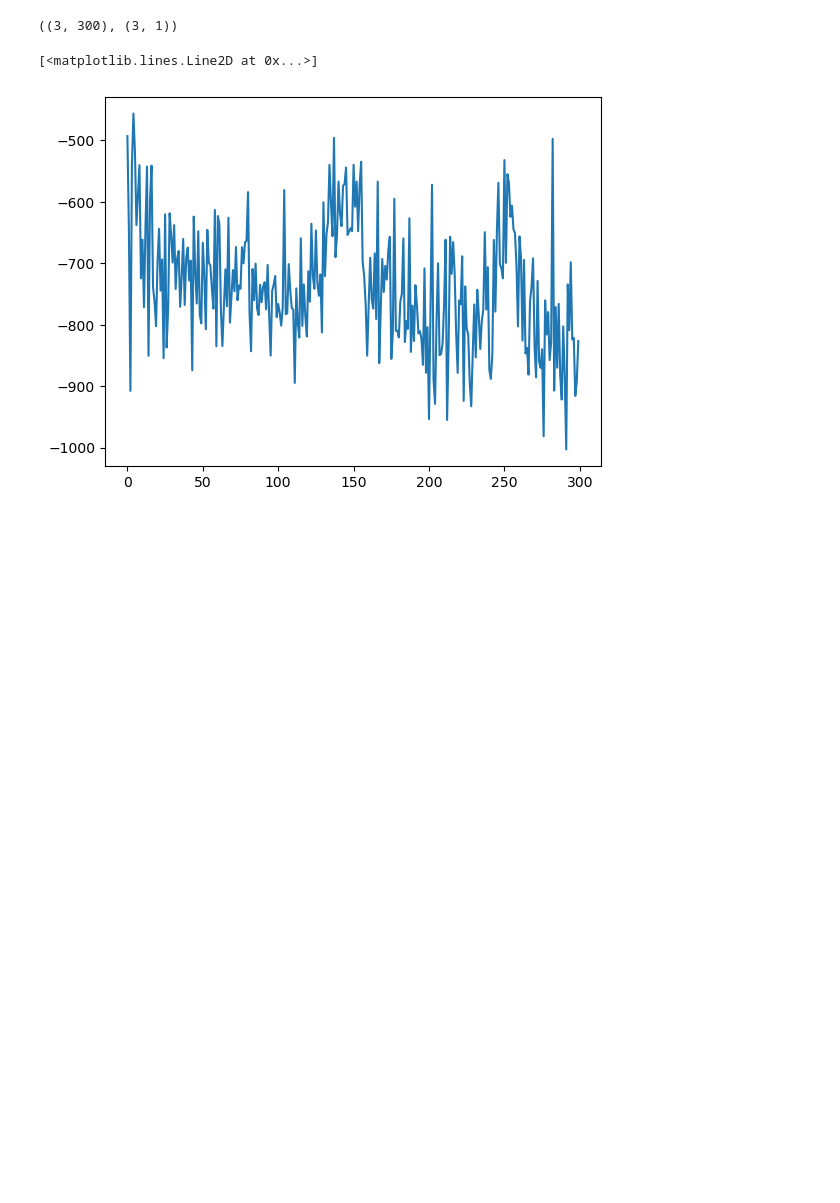
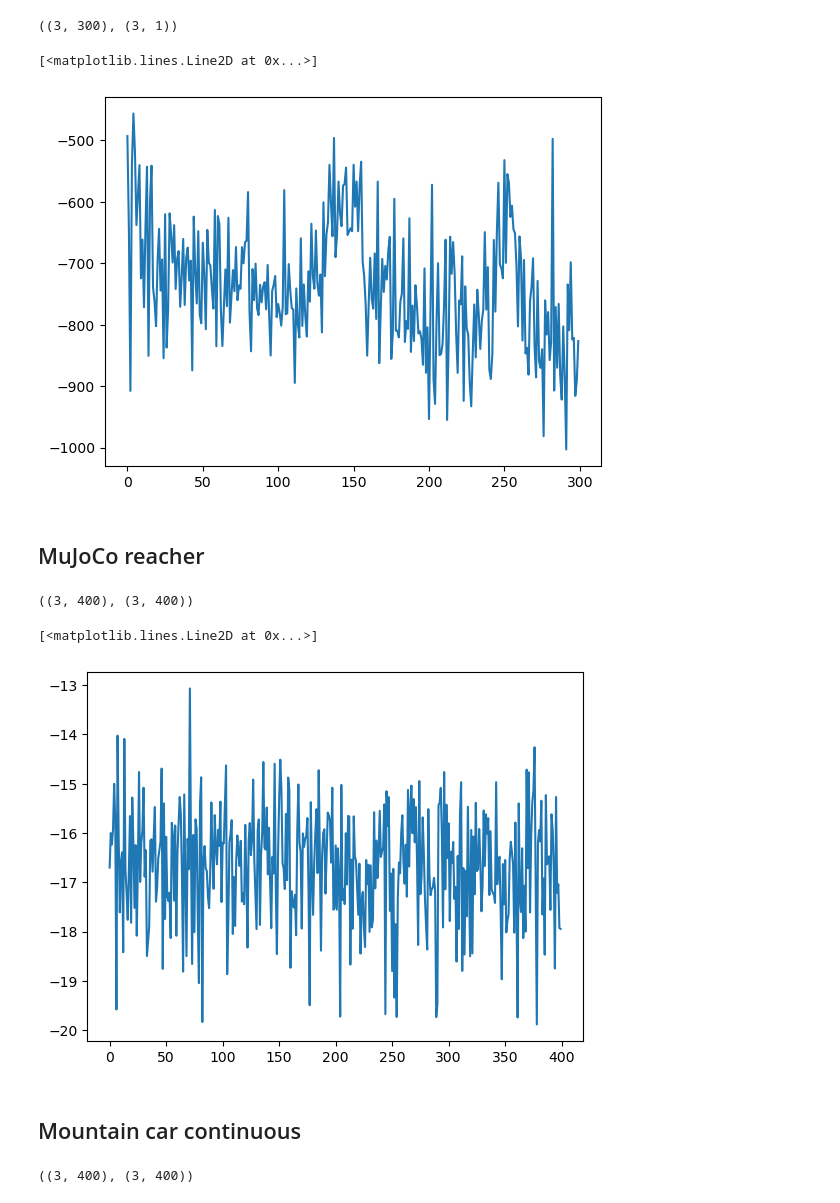
Before and after one commit to nicolasleblanc-poly/QRNN-MPC, a Jupyter notebook: mppi/mppi_analysis.ipynb, the cells around one changed output. Cells and saved outputs as stored; diff of their text form; code cells hidden in the pictures; blank space fills up the shorter version.

```diff
--- a/mppi/mppi_analysis.ipynb
+++ b/mppi/mppi_analysis.ipynb
@@ -13,3 +14,20 @@ plt.plot(PE_mppi['mean_rewards'], label='Pendulum MPPI')
 # %% [output]
 [<matplotlib.lines.Line2D at 0x...>]
 [figure]
+# %% [markdown]
+## MuJoCo reacher
+# %%
+RE_mppi = np.load("C:\\Users\\nicle\\Desktop\\QRNN-MPC\\mppi\\MuJoCoReacher_MPPI_results.npz")#['mean_reward']\
+# %%
+RE_mppi['episode_rewards'].shape
+# %% [output]
+((3, 400), (3, 400))
+# %%
+plt.plot(RE_mppi['mean_rewards'], label='MPPI')
+plt.xlabel('Episode')
+plt.ylabel('Mean episodic return')
+# %% [output]
+[<matplotlib.lines.Line2D at 0x...>]
+[figure, added]
+# %% [markdown]
+## Mountain car continuous
@@ -15,0 +36,4 @@ plt.plot(PE_mppi['mean_rewards'], label='Pendulum MPPI')
+# %%
+MCC_mppi['episode_rewards'].shape
+# %% [output]
+((3, 400), (3, 400))
```
Also changed, not shown: parts of 14 cells of this notebook, 4 other files.
